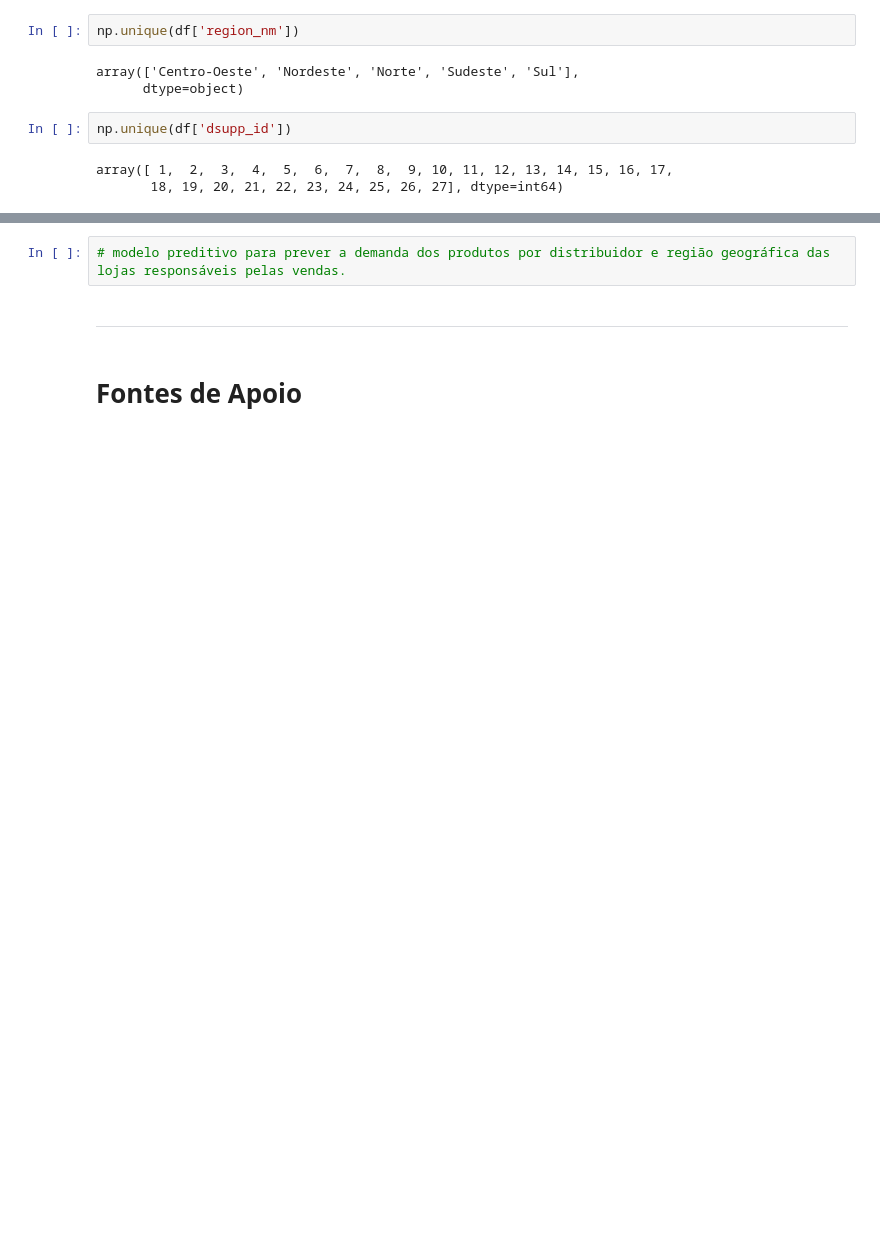
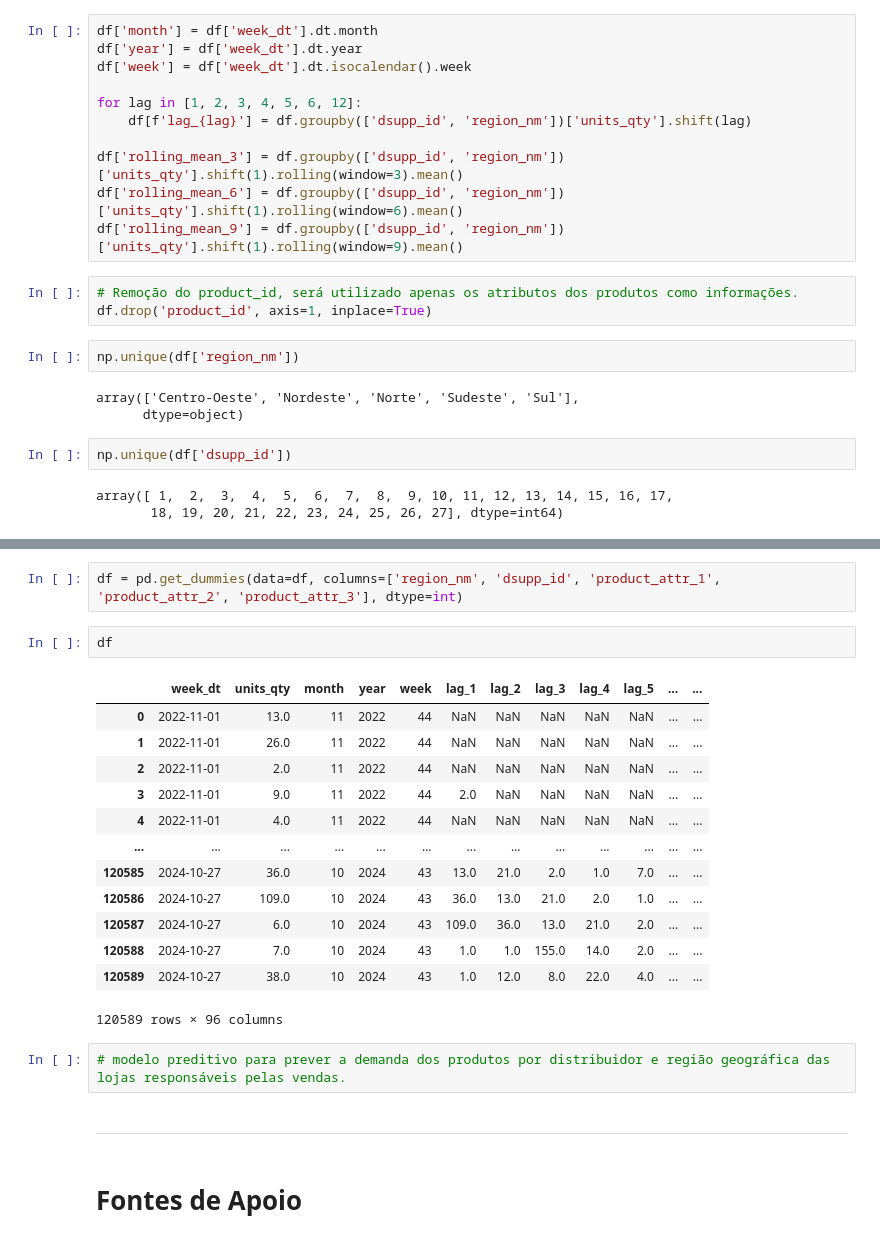
Before and after one commit to HenryJKS/kaggle-cases, a Jupyter notebook: IQVIA - Projeto Semanal de Demanda/Model.ipynb, the cells around one changed output, grey strips where cells are left out. Cells and saved outputs as stored; diff of their text form; blank space fills up the shorter version.

```diff
--- a/IQVIA - Projeto Semanal de Demanda/Model.ipynb
+++ b/IQVIA - Projeto Semanal de Demanda/Model.ipynb
@@ -191,3 +201,17 @@ plt.show()
+# %%
+df['month'] = df['week_dt'].dt.month
+df['year'] = df['week_dt'].dt.year
+df['week'] = df['week_dt'].dt.isocalendar().week
+
+for lag in [1, 2, 3, 4, 5, 6, 12]:
+    df[f'lag_{lag}'] = df.groupby(['dsupp_id', 'region_nm'])['units_qty'].shift(lag)
+
+df['rolling_mean_3'] = df.groupby(['dsupp_id', 'region_nm'])['units_qty'].shift(1).rolling(window=3).mean()
+df['rolling_mean_6'] = df.groupby(['dsupp_id', 'region_nm'])['units_qty'].shift(1).rolling(window=6).mean()
+df['rolling_mean_9'] = df.groupby(['dsupp_id', 'region_nm'])['units_qty'].shift(1).rolling(window=9).mean()
+# %%
+# Remoção do product_id, será utilizado apenas os atributos dos produtos como informações.
+df.drop('product_id', axis=1, inplace=True)
 # %%
 np.unique(df['region_nm'])
 # %% [output]
@@ -201,3 +241,21 @@ array([ 1,  2,  3,  4,  5,  6,  7,  8,  9, 10, 11, 12, 13, 14, 15, 16, 17,
+# %%
+df = pd.get_dummies(data=df, columns=['region_nm', 'dsupp_id', 'product_attr_1', 'product_attr_2', 'product_attr_3'], dtype=int)
+# %%
+df
+# %% [output]
+|  | week_dt | units_qty | month | year | week | lag_1 | lag_2 | lag_3 | lag_4 | lag_5 | ... | ... |
+| 0 | 2022-11-01 | 13.0 | 11 | 2022 | 44 | NaN | NaN | NaN | NaN | NaN | ... | ... |
+| 1 | 2022-11-01 | 26.0 | 11 | 2022 | 44 | NaN | NaN | NaN | NaN | NaN | ... | ... |
+| 2 | 2022-11-01 | 2.0 | 11 | 2022 | 44 | NaN | NaN | NaN | NaN | NaN | ... | ... |
+| 3 | 2022-11-01 | 9.0 | 11 | 2022 | 44 | 2.0 | NaN | NaN | NaN | NaN | ... | ... |
+| 4 | 2022-11-01 | 4.0 | 11 | 2022 | 44 | NaN | NaN | NaN | NaN | NaN | ... | ... |
+| ... | ... | ... | ... | ... | ... | ... | ... | ... | ... | ... | ... | ... |
+| 120585 | 2024-10-27 | 36.0 | 10 | 2024 | 43 | 13.0 | 21.0 | 2.0 | 1.0 | 7.0 | ... | ... |
+| 120586 | 2024-10-27 | 109.0 | 10 | 2024 | 43 | 36.0 | 13.0 | 21.0 | 2.0 | 1.0 | ... | ... |
+| 120587 | 2024-10-27 | 6.0 | 10 | 2024 | 43 | 109.0 | 36.0 | 13.0 | 21.0 | 2.0 | ... | ... |
+| 120588 | 2024-10-27 | 7.0 | 10 | 2024 | 43 | 1.0 | 1.0 | 155.0 | 14.0 | 2.0 | ... | ... |
+| 120589 | 2024-10-27 | 38.0 | 10 | 2024 | 43 | 1.0 | 12.0 | 8.0 | 22.0 | 4.0 | ... | ... |
+120589 rows × 96 columns
 # %%
 # modelo preditivo para prever a demanda dos produtos por distribuidor e região geográfica das lojas responsáveis pelas vendas.
 # %% [markdown]
```
Also changed, not shown: parts of 8 cells of this notebook.
